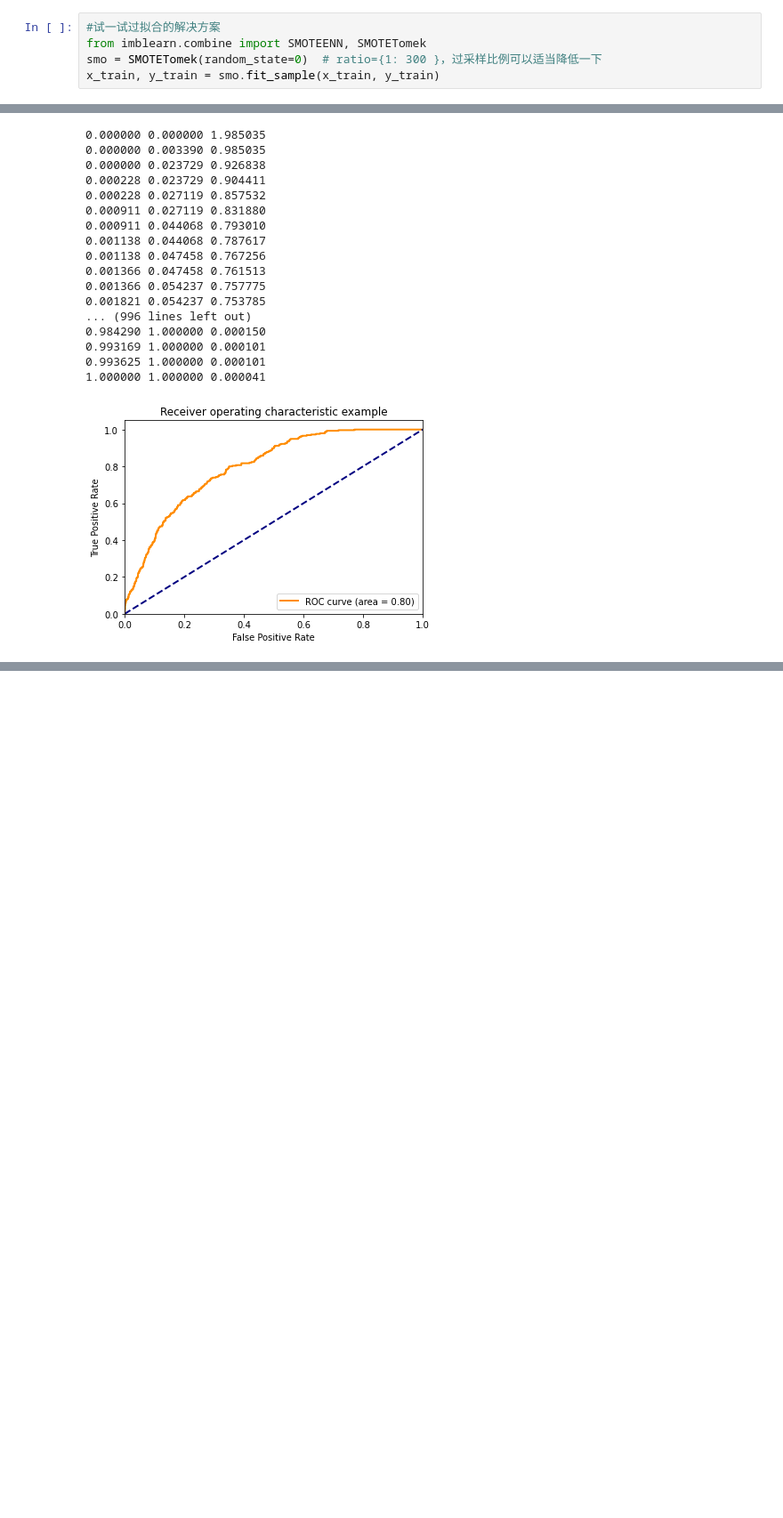
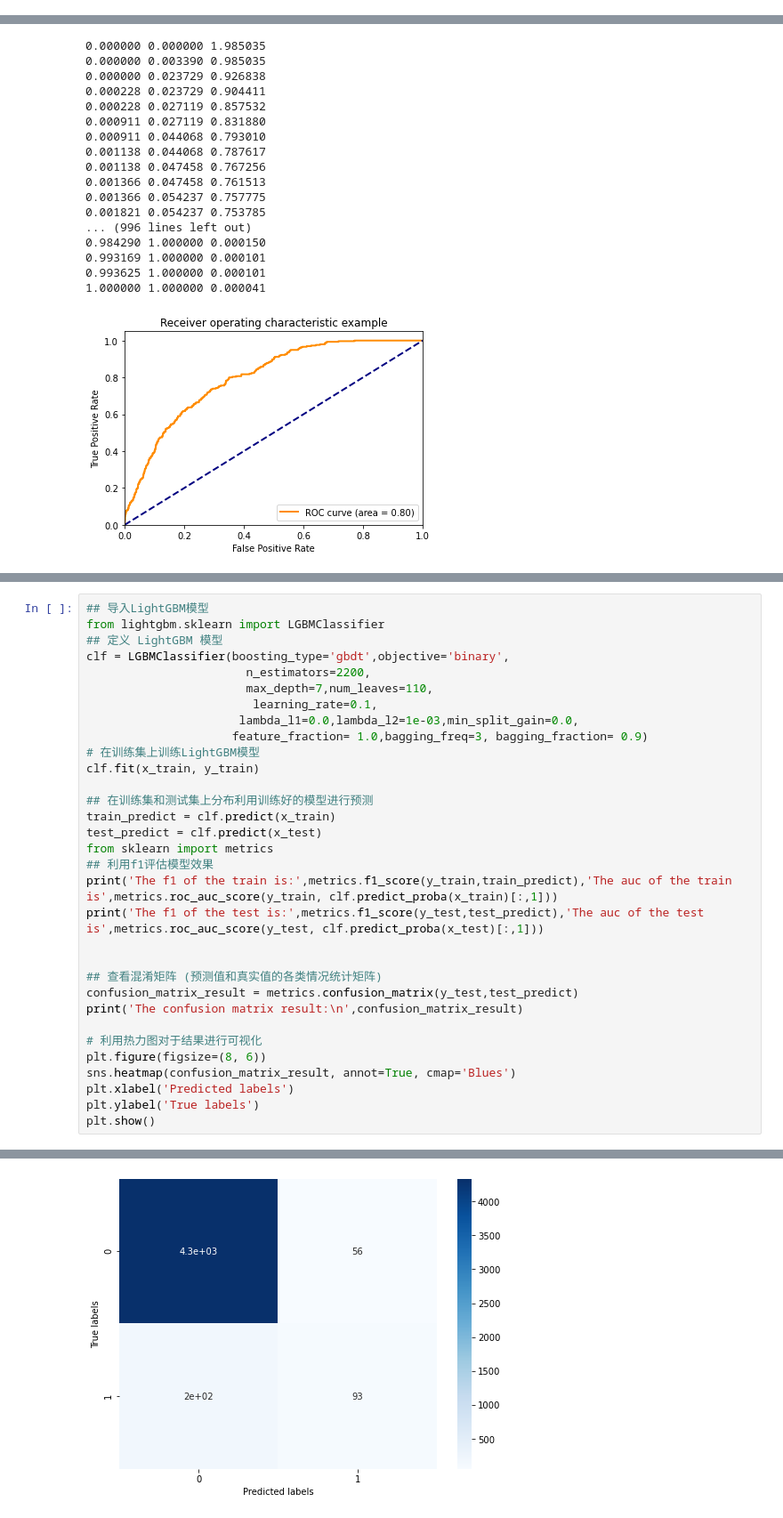
Before and after one commit to JJymsWorld/A04-, a Jupyter notebook: data_explore/sub_train_lightBGM调参结果.ipynb, the cells around one changed output, grey strips where cells are left out. Shown at 89% size. Cells and saved outputs as stored; diff of their text form; blank space fills up the shorter version.

```diff
--- a/data_explore/sub_train_lightBGM调参结果.ipynb
+++ b/data_explore/sub_train_lightBGM调参结果.ipynb
@@ -179,8 +179,3 @@ Memory usage after optimization is: 3.96 MB
 Decreased by 50.8%
 Memory usage after optimization is: 1.14 MB
 Decreased by 50.0%
-# %%
-#试一试过拟合的解决方案
-from imblearn.combine import SMOTEENN, SMOTETomek
-smo = SMOTETomek(random_state=0)  # ratio={1: 300 }，过采样比例可以适当降低一下
-x_train, y_train = smo.fit_sample(x_train, y_train)
@@ -685,3 +659,36 @@ LightGBM learning rate 0.01 f1 Score:    0.26765799256505574
 [LightGBM] [Warning] lambda_l2 is set=0.001, reg_lambda=0.0 will be ignored. Current value: lambda_l2=0.001
 [LightGBM] [Warning] bagging_freq is set=3, subsample_freq=0 will be ignored. Current value: bagging_freq=3
 LightGBM learning rate 0.005 f1 Score:    0.2538699690402477
+# %%
+## 导入LightGBM模型
+from lightgbm.sklearn import LGBMClassifier
+## 定义 LightGBM 模型
+clf = LGBMClassifier(boosting_type='gbdt',objective='binary',
+                       n_estimators=2200,
+                       max_depth=7,num_leaves=110,
+                        learning_rate=0.1,
+                      lambda_l1=0.0,lambda_l2=1e-03,min_split_gain=0.0,
+                     feature_fraction= 1.0,bagging_freq=3, bagging_fraction= 0.9)
+# 在训练集上训练LightGBM模型
+clf.fit(x_train, y_train)
+
+## 在训练集和测试集上分布利用训练好的模型进行预测
+train_predict = clf.predict(x_train)
+test_predict = clf.predict(x_test)
+from sklearn import metrics
+## 利用f1评估模型效果
+print('The f1 of the train is:',metrics.f1_score(y_train,train_predict),'The auc of the train is',metrics.roc_auc_score(y_train, clf.predict_proba(x_train)[:,1]))
+print('The f1 of the test is:',metrics.f1_score(y_test,test_predict),'The auc of the test is',metrics.roc_auc_score(y_test, clf.predict_proba(x_test)[:,1]))
+
+
+## 查看混淆矩阵 (预测值和真实值的各类情况统计矩阵)
+confusion_matrix_result = metrics.confusion_matrix(y_test,test_predict)
+print('The confusion matrix result:\n',confusion_matrix_result)
+
+# 利用热力图对于结果进行可视化
+plt.figure(figsize=(8, 6))
+sns.heatmap(confusion_matrix_result, annot=True, cmap='Blues')
+plt.xlabel('Predicted labels')
+plt.ylabel('True labels')
+plt.show()
+# %% [output]
@@ -687,0 +705 @@ LightGBM learning rate 0.005 f1 Score:    0.2538699690402477
+[figure, added]
```
Also changed, not shown: parts of 10 cells of this notebook, 7 other files.
